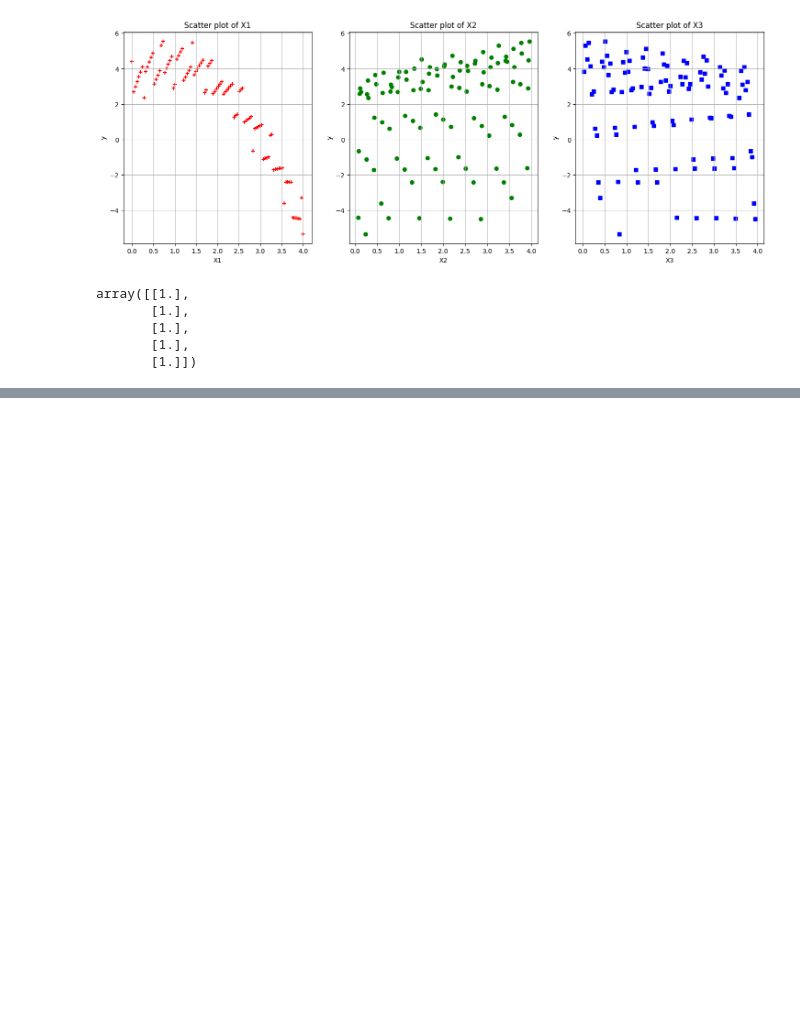
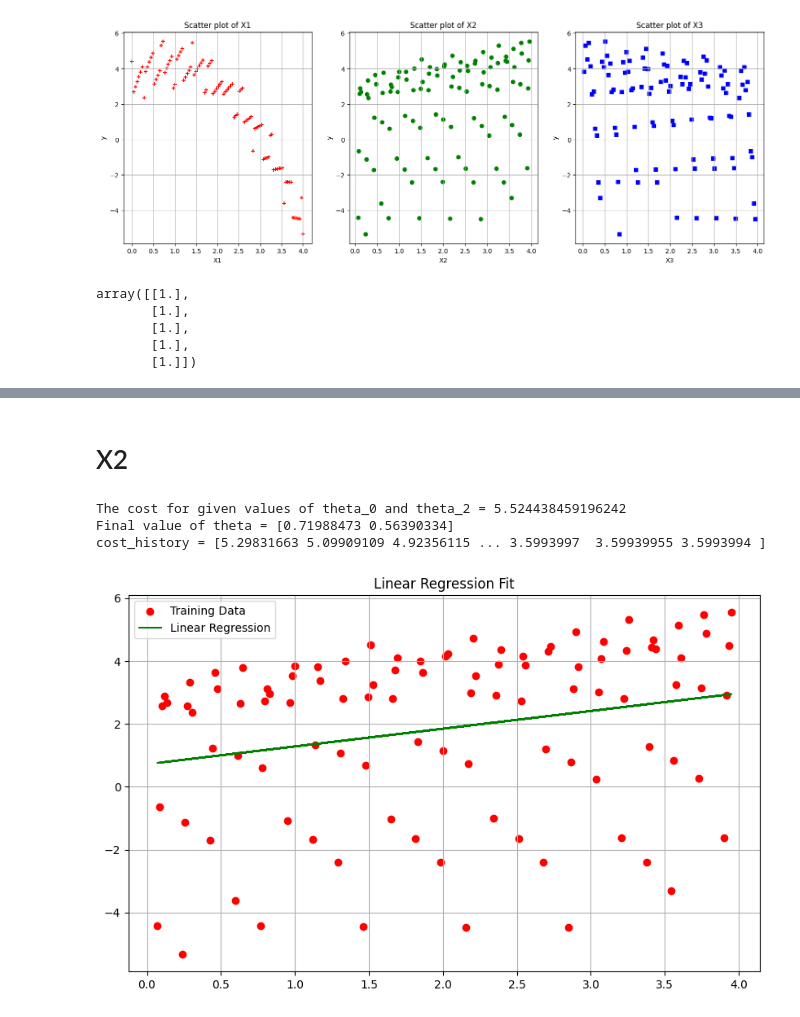
Before and after one commit to Swayyum/Intro-to-ML, a Jupyter notebook: HW1.ipynb, the cells around one changed output, grey strips where cells are left out. Saved outputs shown, nothing was run; the diff lists cells and outputs as text; code cells hidden in the pictures; blank space fills up the shorter version.

```diff
--- a/HW1.ipynb
+++ b/HW1.ipynb
@@ -130,6 +92,6 @@ array([[0.44      ],
 # %%
 # Lets use hstack() function from numpy to stack X_0 and X_1 horizontally (i.e. column
 # This will be our final X matrix (feature matrix)
-X = np.hstack((X_1, X_2, X_3))
+X = np.hstack((X_0, X_1))
 X[:5]
 # %% [output]
@@ -284,0 +184,46 @@ ValueError: ignored
+# %% [markdown]
+# X2
+# %%
+# Lets use hstack() function from numpy to stack X_0 and X_2 horizontally (i.e. column
+# This will be our final X matrix (feature matrix)
+X_2 = X2.reshape(m, 1)
+X__2 = np.hstack((X_0, X_2))
+X__2[:5]
+
+theta__1 = np.zeros(2)
+theta
+
+# Lets compute the cost for theta values
+cost_1 = compute_cost(X__2, y, theta__1)
+print('The cost for given values of theta_0 and theta_2 =', cost_1)
+
+theta__1 = [0., 0.]
+iterations = 1500
+alpha = 0.01
+
+theta__1, cost_history_1 = gradient_descent(X__2, y, theta__1, alpha, iterations)
+print('Final value of theta =', theta__1)
+print('cost_history =', cost_history_1)
+
+# Assuming that X, y, and theta are already defined
+# Also assuming that X has two columns: a feature column and a column of ones
+
+# Scatter plot for the training data
+plt.scatter(X__2[:, 1], y, color='red', marker='o', label='Training Data')
+
+# Line plot for the linear regression model
+plt.plot(X__2[:, 1], X__2.dot(theta__1), color='green', label='Linear Regression')
+
+# Plot customizations
+plt.rcParams["figure.figsize"] = (10, 6)
+plt.grid(True)
+plt.title('Linear Regression Fit')
+plt.legend()
+
+# Show the plot
+plt.show()
+# %% [output]
+The cost for given values of theta_0 and theta_2 = 5.524438459196242
+Final value of theta = [0.71988473 0.56390334]
+cost_history = [5.29831663 5.09909109 4.92356115 ... 3.5993997  3.59939955 3.5993994 ]
+[figure, added]
```
Also changed, not shown: parts of 37 cells of this notebook.
